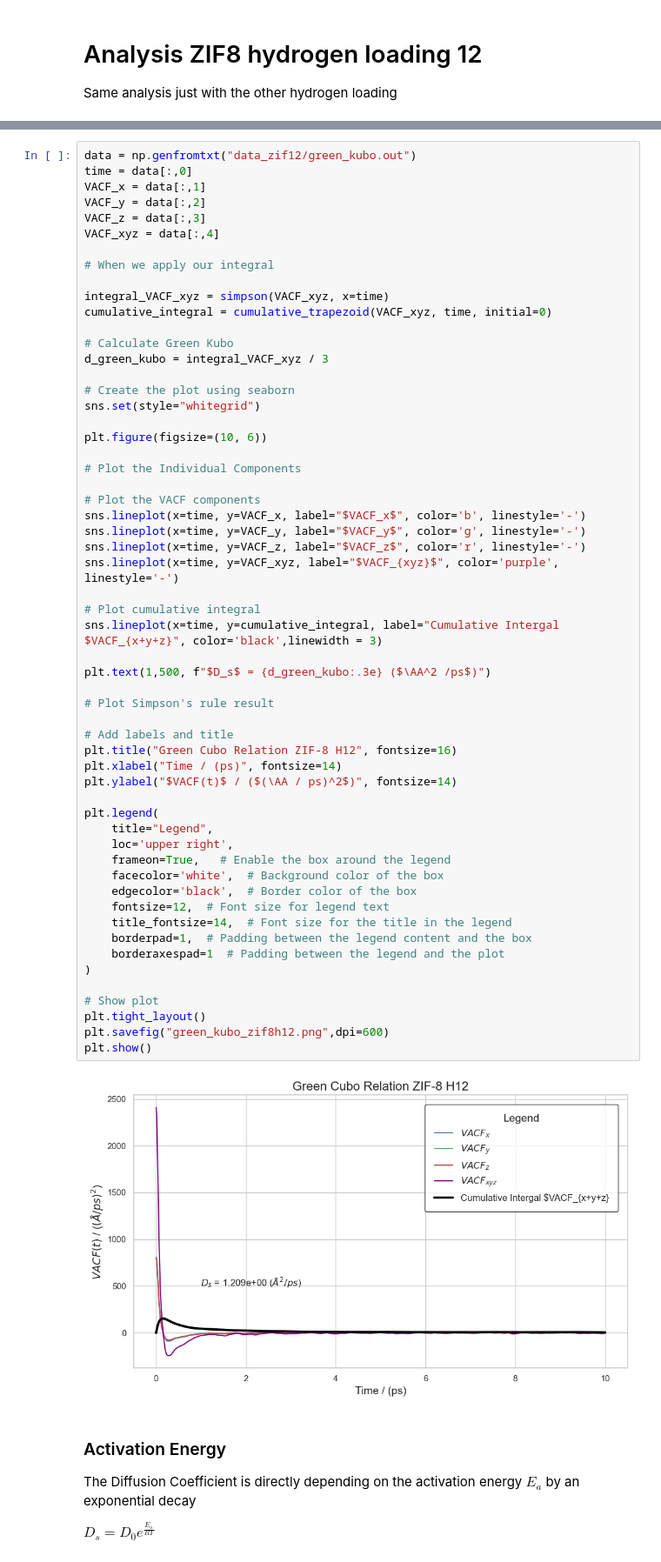
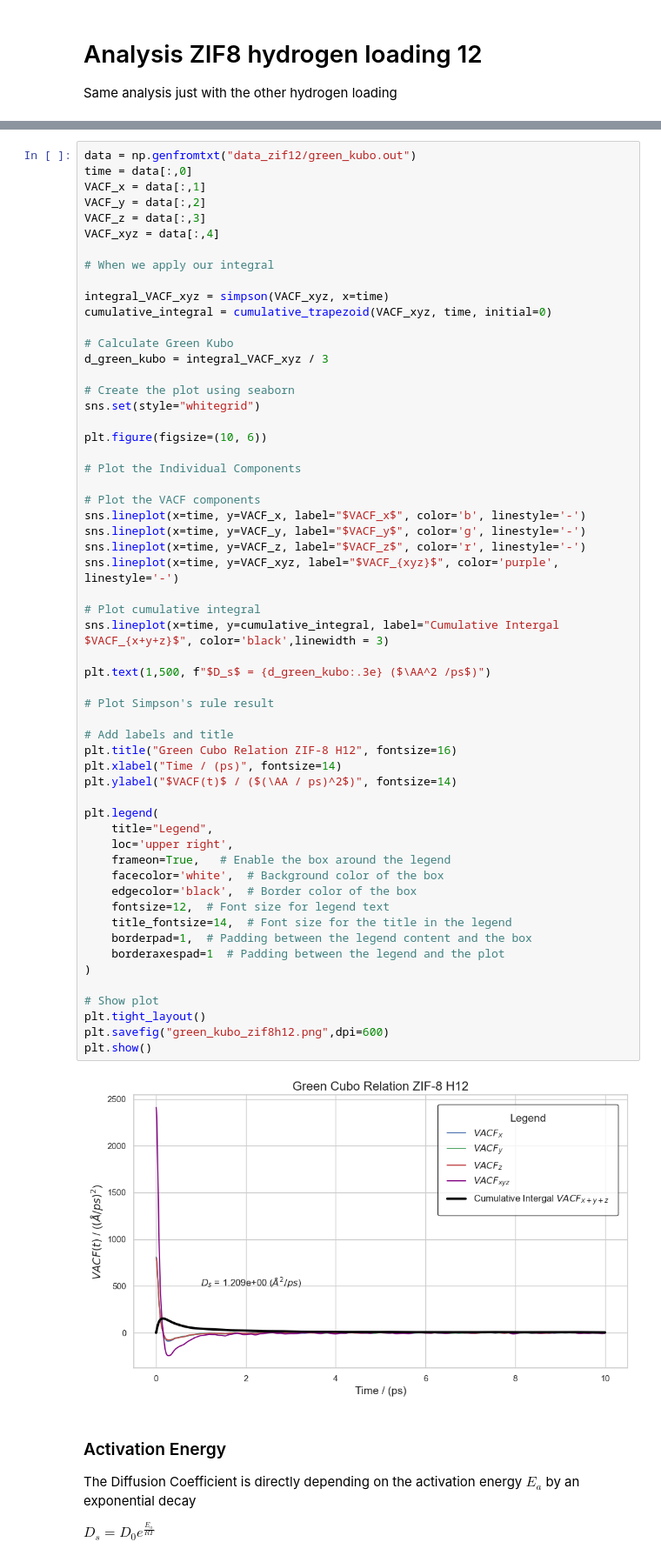
Before and after one commit to LukasMeinschad/Theoretische_Chemie, a Jupyter notebook: Praktikum/qm_part_b/Auswertung_QM_B.ipynb, the cells around one changed output, grey strips where cells are left out. Shown at 87% size. Cells and saved outputs as stored; diff of their text form.

```diff
--- a/Praktikum/qm_part_b/Auswertung_QM_B.ipynb
+++ b/Praktikum/qm_part_b/Auswertung_QM_B.ipynb
@@ -388,35 +391,35 @@ sns.lineplot(x=time, y=VACF_z, label="$VACF_z$", color='r', linestyle='-')
 sns.lineplot(x=time, y=VACF_xyz, label="$VACF_{xyz}$", color='purple', linestyle='-')
 
 # Plot cumulative integral
-sns.lineplot(x=time, y=cumulative_integral, label="Cumulative Intergal $VACF_{x+y+z}", color='black',linewidth = 3)
+sns.lineplot(x=time, y=cumulative_integral, label="Cumulative Intergal $VACF_{x+y+z}$", color='black',linewidth = 3)
 
 plt.text(1,500, f"$D_s$ = {d_green_kubo:.3e} ($\AA^2 /ps$)")
 
 # Plot Simpson's rule result
 
 # Add labels and title
 plt.title("Green Cubo Relation ZIF-8 H12", fontsize=16)
 plt.xlabel("Time / (ps)", fontsize=14)
 plt.ylabel("$VACF(t)$ / ($(\AA / ps)^2$)", fontsize=14)
 
 plt.legend(
     title="Legend",
     loc='upper right',
     frameon=True,   # Enable the box around the legend
     facecolor='white',  # Background color of the box
     edgecolor='black',  # Border color of the box
     fontsize=12,  # Font size for legend text
     title_fontsize=14,  # Font size for the title in the legend
     borderpad=1,  # Padding between the legend content and the box
     borderaxespad=1  # Padding between the legend and the plot
 )
 
 # Show plot
 plt.tight_layout()
 plt.savefig("green_kubo_zif8h12.png",dpi=600)
 plt.show()
 # %% [output]
-[figure, old version]
+[figure, new version]
 # %% [markdown]
 ### Activation Energy
 
```
Also changed, not shown: parts of 7 cells of this notebook, 17 other files.
